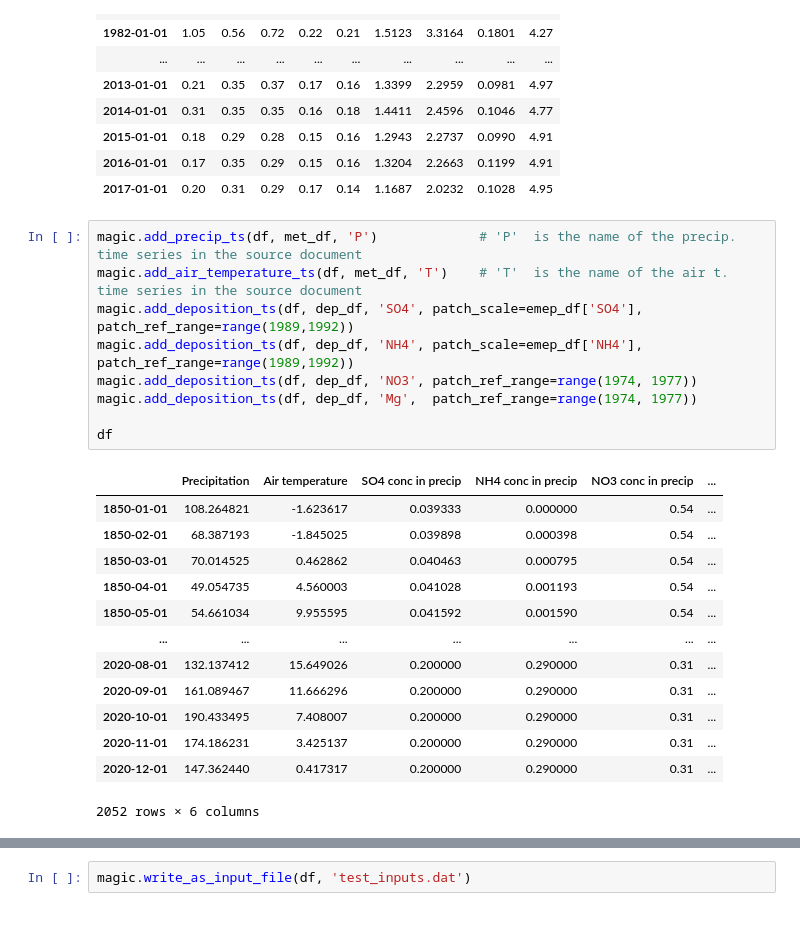
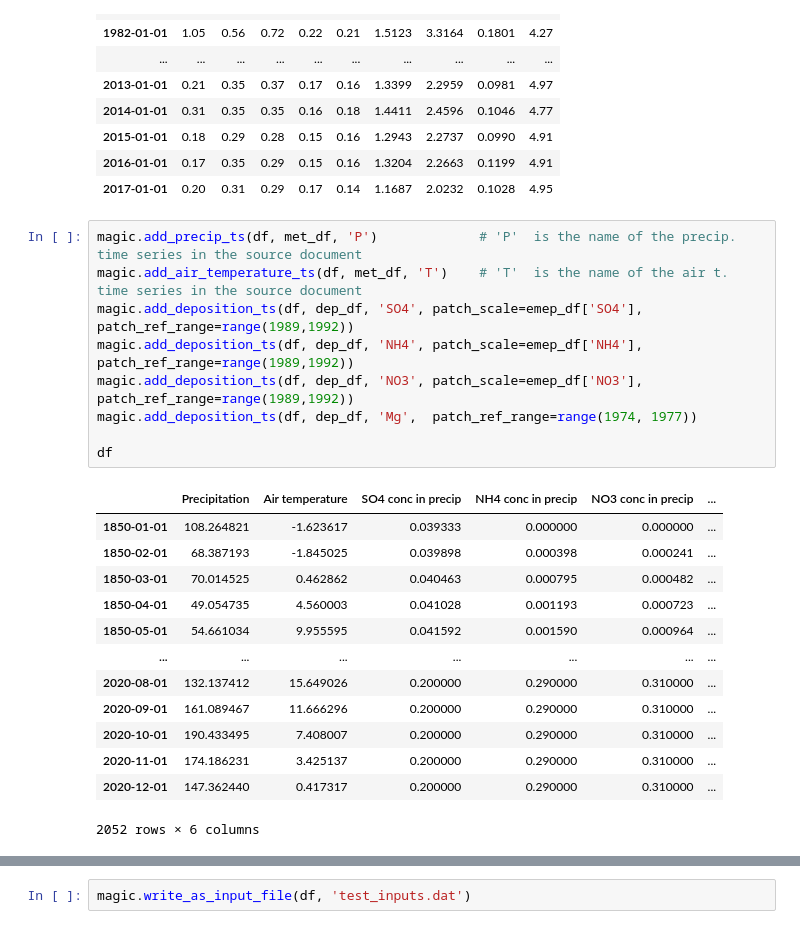
Before and after one commit to NIVANorge/Mobius, a Jupyter notebook: PythonWrapper/MAGIC/example.ipynb, the cells around one changed output, grey strips where cells are left out. Saved outputs shown, nothing was run; the diff lists cells and outputs as text.

```diff
--- a/PythonWrapper/MAGIC/example.ipynb
+++ b/PythonWrapper/MAGIC/example.ipynb
@@ -53,25 +70,25 @@ dep_df
 # %%
 magic.add_precip_ts(df, met_df, 'P')             # 'P'  is the name of the precip. time series in the source document
 magic.add_air_temperature_ts(df, met_df, 'T')    # 'T'  is the name of the air t. time series in the source document
 magic.add_deposition_ts(df, dep_df, 'SO4', patch_scale=emep_df['SO4'], patch_ref_range=range(1989,1992))
 magic.add_deposition_ts(df, dep_df, 'NH4', patch_scale=emep_df['NH4'], patch_ref_range=range(1989,1992))
-magic.add_deposition_ts(df, dep_df, 'NO3', patch_ref_range=range(1974, 1977))
+magic.add_deposition_ts(df, dep_df, 'NO3', patch_scale=emep_df['NO3'], patch_ref_range=range(1989,1992))
 magic.add_deposition_ts(df, dep_df, 'Mg',  patch_ref_range=range(1974, 1977))
 
 df
 # %% [output]
 |  | Precipitation | Air temperature | SO4 conc in precip | NH4 conc in precip | NO3 conc in precip | ... |
-| 1850-01-01 | 108.264821 | -1.623617 | 0.039333 | 0.000000 | 0.54 | ... |
-| 1850-02-01 | 68.387193 | -1.845025 | 0.039898 | 0.000398 | 0.54 | ... |
-| 1850-03-01 | 70.014525 | 0.462862 | 0.040463 | 0.000795 | 0.54 | ... |
-| 1850-04-01 | 49.054735 | 4.560003 | 0.041028 | 0.001193 | 0.54 | ... |
-| 1850-05-01 | 54.661034 | 9.955595 | 0.041592 | 0.001590 | 0.54 | ... |
+| 1850-01-01 | 108.264821 | -1.623617 | 0.039333 | 0.000000 | 0.000000 | ... |
+| 1850-02-01 | 68.387193 | -1.845025 | 0.039898 | 0.000398 | 0.000241 | ... |
+| 1850-03-01 | 70.014525 | 0.462862 | 0.040463 | 0.000795 | 0.000482 | ... |
+| 1850-04-01 | 49.054735 | 4.560003 | 0.041028 | 0.001193 | 0.000723 | ... |
+| 1850-05-01 | 54.661034 | 9.955595 | 0.041592 | 0.001590 | 0.000964 | ... |
 | ... | ... | ... | ... | ... | ... | ... |
-| 2020-08-01 | 132.137412 | 15.649026 | 0.200000 | 0.290000 | 0.31 | ... |
-| 2020-09-01 | 161.089467 | 11.666296 | 0.200000 | 0.290000 | 0.31 | ... |
-| 2020-10-01 | 190.433495 | 7.408007 | 0.200000 | 0.290000 | 0.31 | ... |
-| 2020-11-01 | 174.186231 | 3.425137 | 0.200000 | 0.290000 | 0.31 | ... |
-| 2020-12-01 | 147.362440 | 0.417317 | 0.200000 | 0.290000 | 0.31 | ... |
+| 2020-08-01 | 132.137412 | 15.649026 | 0.200000 | 0.290000 | 0.310000 | ... |
+| 2020-09-01 | 161.089467 | 11.666296 | 0.200000 | 0.290000 | 0.310000 | ... |
+| 2020-10-01 | 190.433495 | 7.408007 | 0.200000 | 0.290000 | 0.310000 | ... |
+| 2020-11-01 | 174.186231 | 3.425137 | 0.200000 | 0.290000 | 0.310000 | ... |
+| 2020-12-01 | 147.362440 | 0.417317 | 0.200000 | 0.290000 | 0.310000 | ... |
 2052 rows × 6 columns
 # %%
 magic.plot_inputs(df)
```
Also changed, not shown: parts of 2 cells of this notebook, 1 other file.
